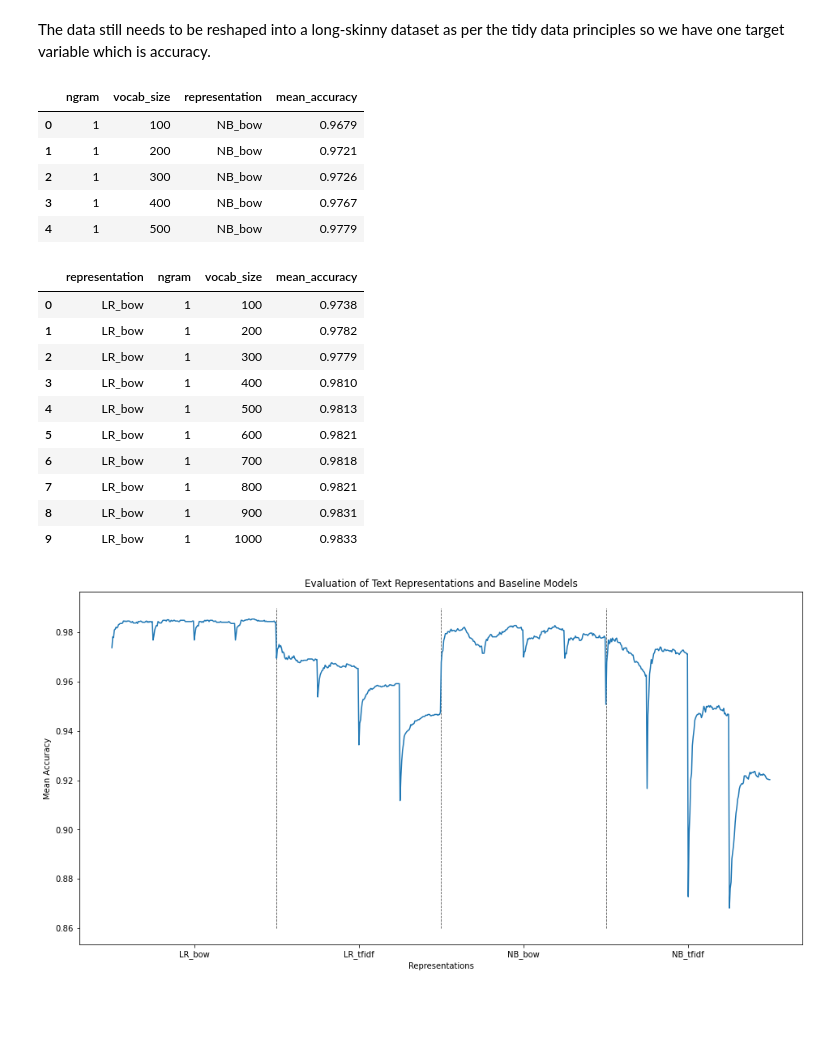
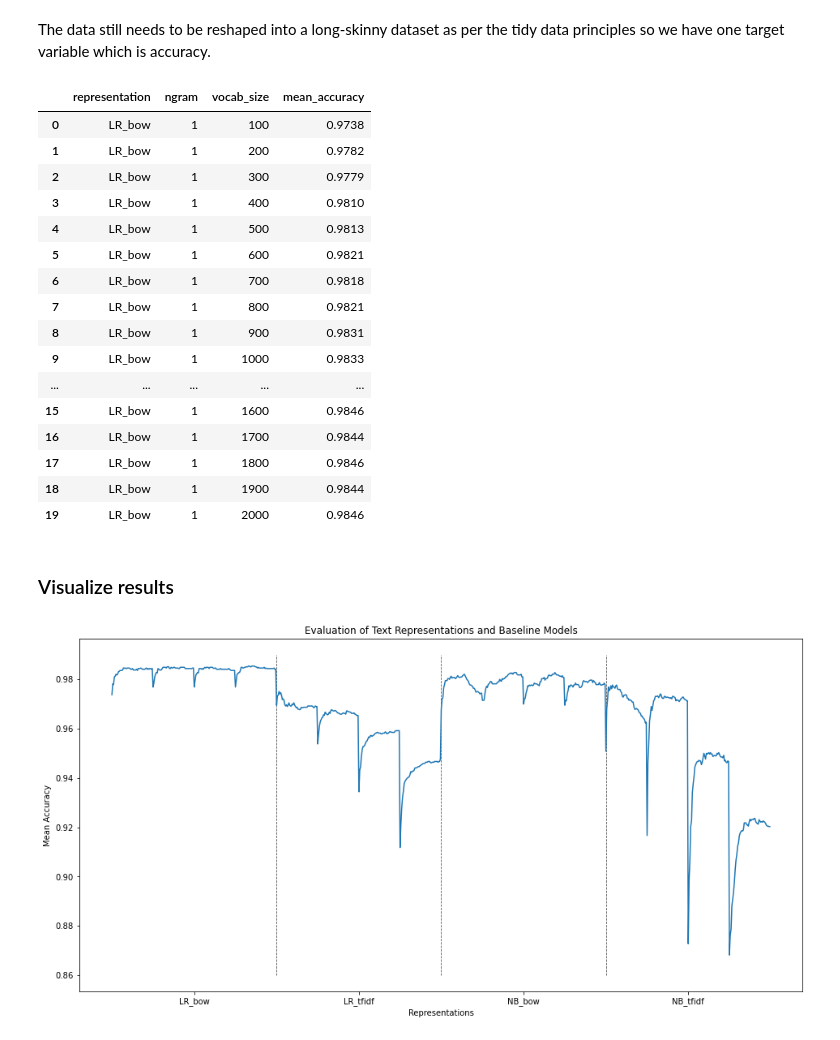
Before and after one commit to BigBangData/NaturalLanguageProcessing, a Jupyter notebook: TextAnalyticsWithR/05_Cleanup_Ngrams.ipynb, the cells around one changed output. Cells and saved outputs as stored; diff of their text form; code cells hidden in the pictures; blank space fills up the shorter version.

```diff
--- a/TextAnalyticsWithR/05_Cleanup_Ngrams.ipynb
+++ b/TextAnalyticsWithR/05_Cleanup_Ngrams.ipynb
@@ -189,35 +170,44 @@ tidy_df = pd.melt(df,
-# %%
-tidy_df.head()
-# %% [output]
-|  | ngram | vocab_size | representation | mean_accuracy |
-| 0 | 1 | 100 | NB_bow | 0.9679 |
-| 1 | 1 | 200 | NB_bow | 0.9721 |
-| 2 | 1 | 300 | NB_bow | 0.9726 |
-| 3 | 1 | 400 | NB_bow | 0.9767 |
-| 4 | 1 | 500 | NB_bow | 0.9779 |
 # %%
+wide_df = master_df.loc[:, ('ngram', 'vocab_size','NB_bow','LR_bow','NB_tfidf','LR_tfidf')]
+
+# melt into tidy format
+tidy_df = pd.melt(wide_df,
+                  id_vars=['ngram', 'vocab_size'],
+                  value_vars=['NB_bow','LR_bow','NB_tfidf','LR_tfidf'],
+                  var_name='representation',
+                  value_name='mean_accuracy')
+
+# sort by level of granularity
 tidy_df = tidy_df.sort_values(by=['representation', 'ngram', 'vocab_size'])
 
-# order by level of granularity
+# reorder (ibid.)
 tidy_df = tidy_df[['representation', 'ngram', 'vocab_size', 'mean_accuracy']]
 
-# fix index
+# reindex
 tidy_df.index = range(len(tidy_df))
 
 # preview
-tidy_df.head(10)
+tidy_df.head(20)
 # %% [output]
 |  | representation | ngram | vocab_size | mean_accuracy |
 | 0 | LR_bow | 1 | 100 | 0.9738 |
 | 1 | LR_bow | 1 | 200 | 0.9782 |
 | 2 | LR_bow | 1 | 300 | 0.9779 |
 | 3 | LR_bow | 1 | 400 | 0.9810 |
 | 4 | LR_bow | 1 | 500 | 0.9813 |
 | 5 | LR_bow | 1 | 600 | 0.9821 |
 | 6 | LR_bow | 1 | 700 | 0.9818 |
 | 7 | LR_bow | 1 | 800 | 0.9821 |
 | 8 | LR_bow | 1 | 900 | 0.9831 |
 | 9 | LR_bow | 1 | 1000 | 0.9833 |
+| ... | ... | ... | ... | ... |
+| 15 | LR_bow | 1 | 1600 | 0.9846 |
+| 16 | LR_bow | 1 | 1700 | 0.9844 |
+| 17 | LR_bow | 1 | 1800 | 0.9846 |
+| 18 | LR_bow | 1 | 1900 | 0.9844 |
+| 19 | LR_bow | 1 | 2000 | 0.9846 |
+# %% [markdown]
+### Visualize results
 # %%
 import matplotlib.pyplot as plt
 %matplotlib inline
```
Also changed, not shown: parts of 18 cells of this notebook.
